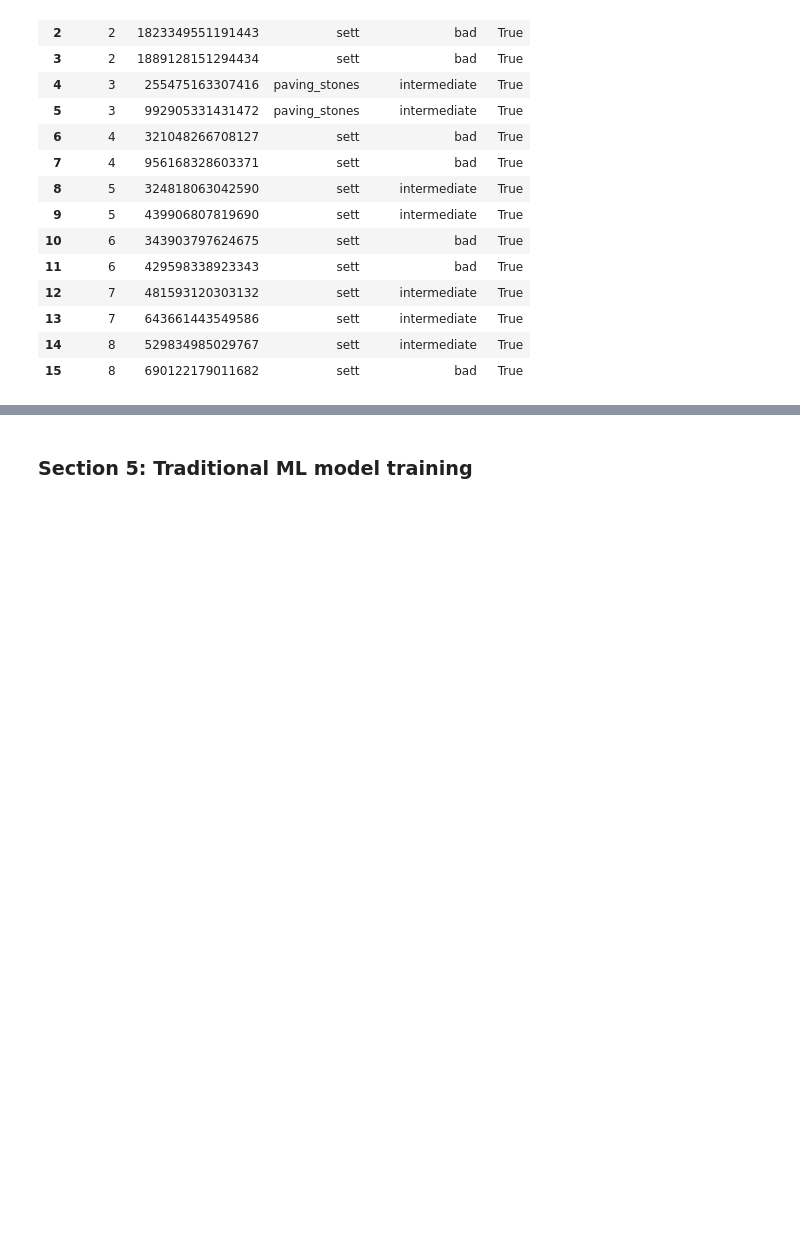
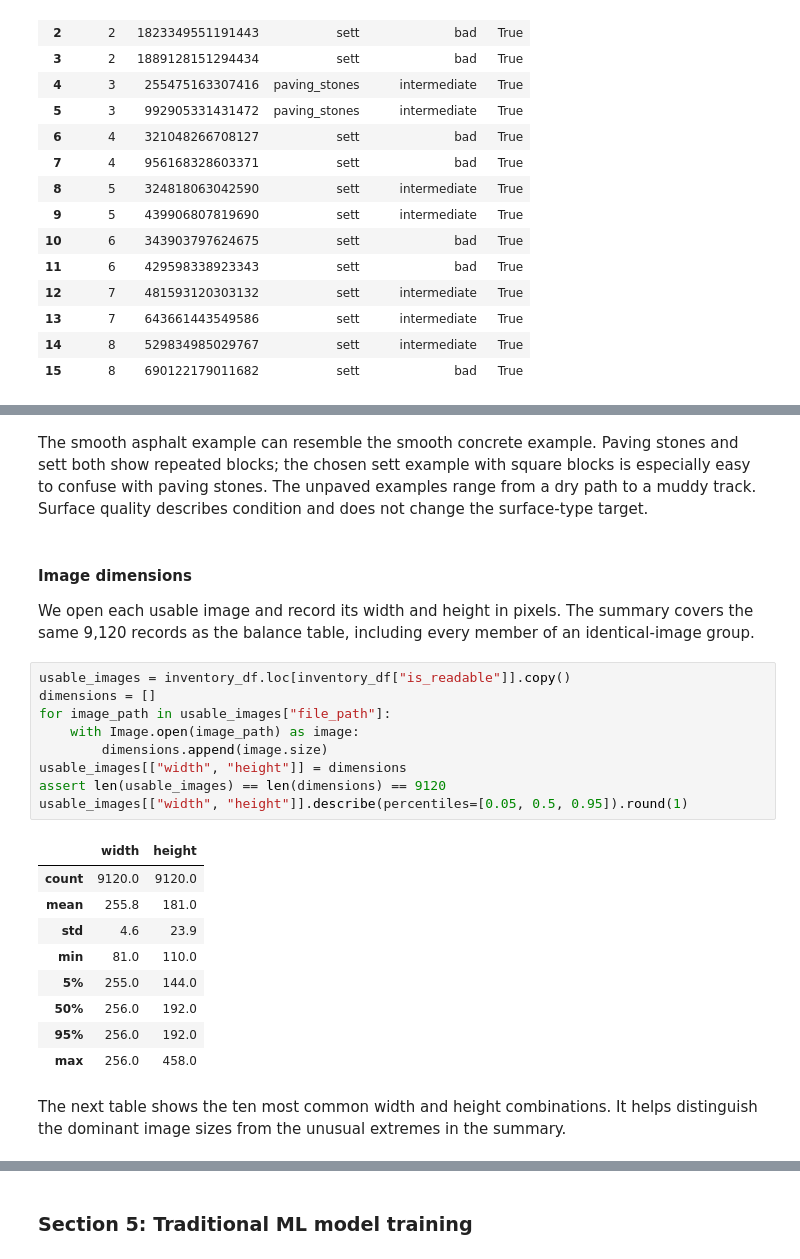
Before and after one commit to anthonyandrei/csc930m-project, a Jupyter notebook: src/phase-1.ipynb, the cells around one changed output, grey strips where cells are left out. Drawn from its saved outputs; the diff is of its cells as text; blank space fills up the shorter version.

```diff
--- a/src/phase-1.ipynb
+++ b/src/phase-1.ipynb
@@ -182,0 +223,27 @@ pd.DataFrame(handoff, columns=["group", "image_ids", "proposed_handling"])
+# %% [markdown]
+The smooth asphalt example can resemble the smooth concrete example. Paving stones and sett both show repeated blocks; the chosen sett example with square blocks is especially easy to confuse with paving stones. The unpaved examples range from a dry path to a muddy track. Surface quality describes condition and does not change the surface-type target.
+# %% [markdown]
+#### Image dimensions
+
+We open each usable image and record its width and height in pixels. The summary covers the same 9,120 records as the balance table, including every member of an identical-image group.
+# %%
+usable_images = inventory_df.loc[inventory_df["is_readable"]].copy()
+dimensions = []
+for image_path in usable_images["file_path"]:
+    with Image.open(image_path) as image:
+        dimensions.append(image.size)
+usable_images[["width", "height"]] = dimensions
+assert len(usable_images) == len(dimensions) == 9120
+usable_images[["width", "height"]].describe(percentiles=[0.05, 0.5, 0.95]).round(1)
+# %% [output]
+|  | width | height |
+| count | 9120.0 | 9120.0 |
+| mean | 255.8 | 181.0 |
+| std | 4.6 | 23.9 |
+| min | 81.0 | 110.0 |
+| 5% | 255.0 | 144.0 |
+| 50% | 256.0 | 192.0 |
+| 95% | 256.0 | 192.0 |
+| max | 256.0 | 458.0 |
+# %% [markdown]
+The next table shows the ten most common width and height combinations. It helps distinguish the dominant image sizes from the unusual extremes in the summary.
```
Also changed, not shown: parts of 20 cells of this notebook, 1 other file.
